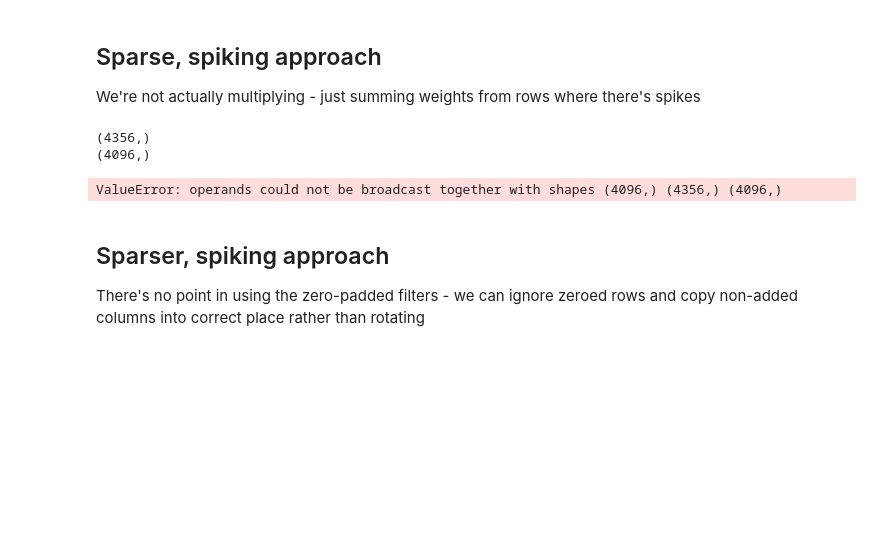
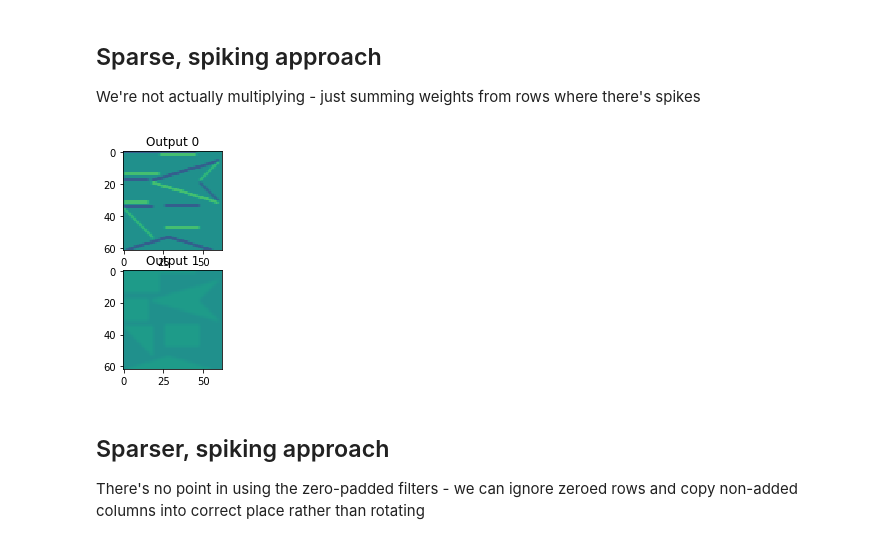
Before and after one commit to neworderofjamie/conv_test, a Jupyter notebook: toeplitz_sparse.ipynb, the cells around one changed output. Cells and saved outputs as stored; diff of their text form; code cells hidden in the pictures; blank space fills up the shorter version.

```diff
--- a/toeplitz_sparse.ipynb
+++ b/toeplitz_sparse.ipynb
@@ -643,42 +643,37 @@ We're not actually multiplying - just summing weights from rows where there's sp
 # %%
 sparse_spike_output = np.zeros((OUTPUT_CHANNELS, OUTPUT_SIZE * OUTPUT_SIZE))
 
 # Loop through spikes
 for pre in spike_indices:
     # Split pre into row, column and channel
     pre_row = (pre // INPUT_CHANNELS) // INPUT_SIZE
     pre_col = (pre // INPUT_CHANNELS) % INPUT_SIZE
     pre_chan = pre % INPUT_CHANNELS
 
     # Loop through output channels
     for o in range(OUTPUT_CHANNELS):
         # Determine which column of blocks contains pre
         # **NOTE** that the columns of the Toeplitz matrix are indexed rows
         # Rotate row of zero-padded filter corresponding to each block and concatenate together
-        col_test = np.concatenate([np.pad(zero_pad_filt[o, pre_chan, max(-1, i - pre_row)],
+        col_test = np.concatenate([np.pad(zero_pad_filt[o, pre_chan, max(-1, i + OUTPUT_CROP - pre_row)],
                                           (pre_col, 0))[:FULL_OUTPUT_SIZE]
-                                   for i in range(FULL_OUTPUT_SIZE)])
-        assert np.array_equal(doubly_blocked_channels[o][pre_chan][:,pre // INPUT_CHANNELS], col_test)
+                                   for i in range(OUTPUT_SIZE)])
+        col_test = np.reshape(col_test, (OUTPUT_SIZE, FULL_OUTPUT_SIZE))
 
         # Add to output
-        print(col_test.shape)
-        print(sparse_spike_output[o].shape)
-        sparse_spike_output[o] += col_test
-        print(sparse_spike_output[o].shape)
+        sparse_spike_output[o] += col_test[:,OUTPUT_CROP:-OUTPUT_CROP].flatten()
 
 square_sparse_spike_output = np.reshape(sparse_spike_output, (OUTPUT_CHANNELS, OUTPUT_SIZE, OUTPUT_SIZE))
 
 fig, axes = plt.subplots(OUTPUT_CHANNELS)
 for o in range(OUTPUT_CHANNELS):
     ax = axes[o] if OUTPUT_CHANNELS > 1 else axes
     ax.imshow(square_sparse_spike_output[o], vmin=-10, vmax=10)
     ax.set_title("Output %u" % o);
 
-assert np.allclose(sum_dense_result, sparse_spike_output)
+assert np.allclose(output_torch.flatten(), square_sparse_spike_output.flatten())
 # %% [output]
-(4356,)
-(4096,)
-ValueError: operands could not be broadcast together with shapes (4096,) (4356,) (4096,)
+[figure, added]
 # %% [markdown]
 ## Sparser, spiking approach
 There's no point in using the zero-padded filters -  we can ignore zeroed rows and copy non-added columns into correct place rather than rotating
```
Also changed, not shown: parts of 2 cells of this notebook.
